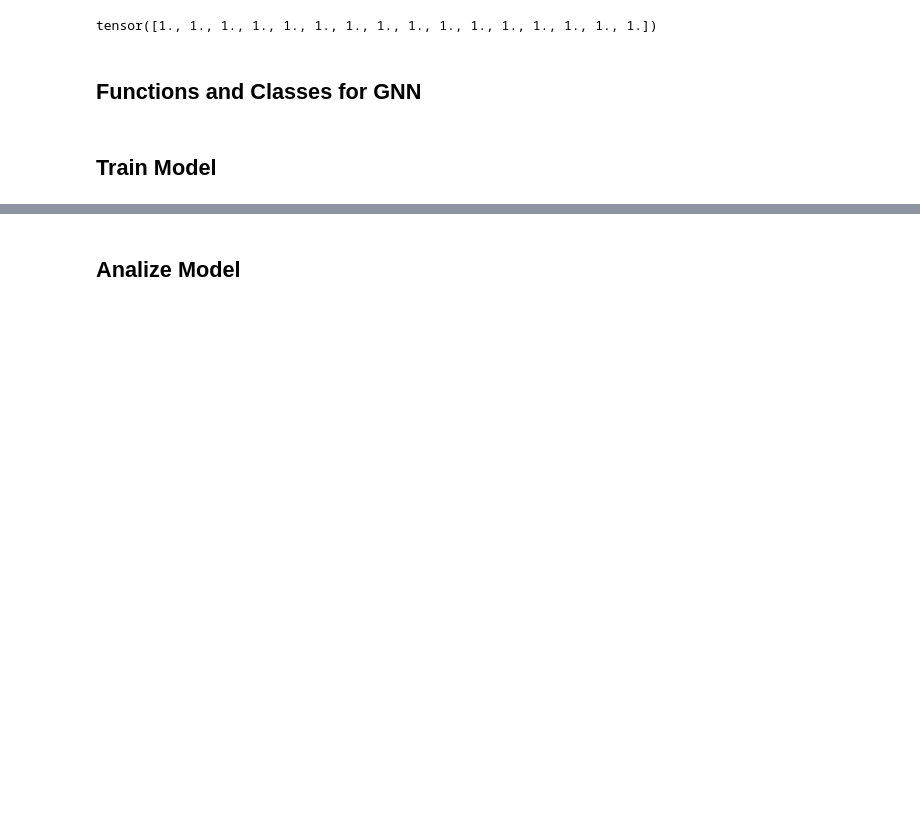
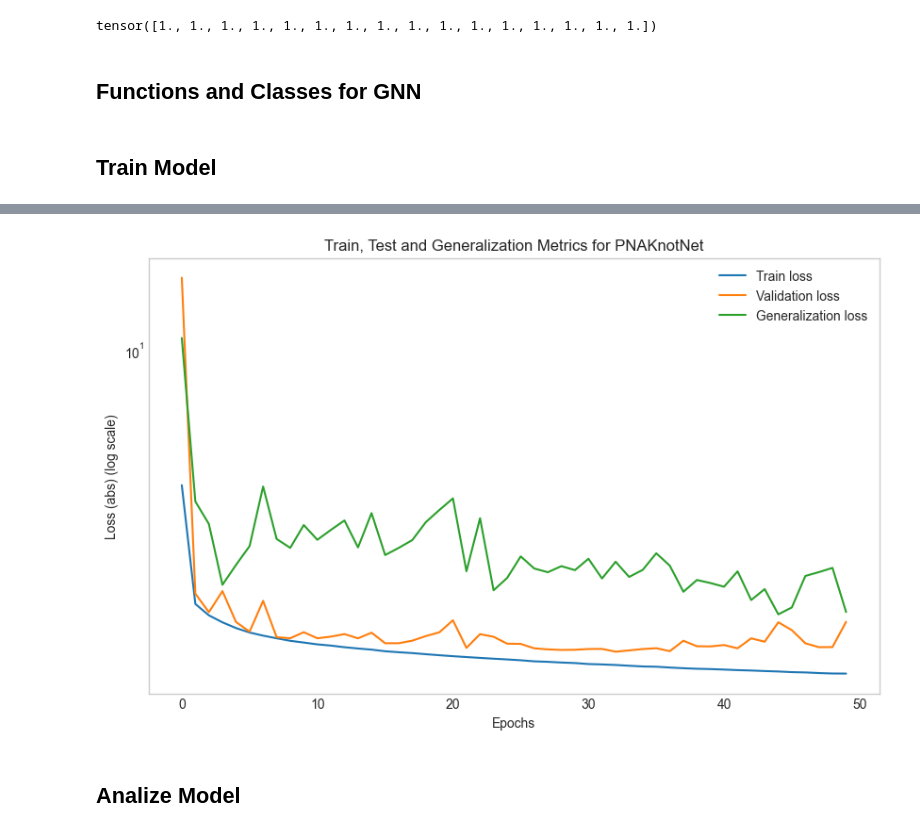
Before and after one commit to alejandroucanpuc/geometricDeepLearningKnotData, a Jupyter notebook: gnn-juanjo/main_volume.ipynb, the cells around one changed output, grey strips where cells are left out. Drawn from its saved outputs; the diff is of its cells as text; code cells hidden in the pictures; blank space fills up the shorter version.

```diff
--- a/gnn-juanjo/main_volume.ipynb
+++ b/gnn-juanjo/main_volume.ipynb
@@ -252,2 +252,19 @@ plt.show()
+# %%
+# Show graphs of loss and accuracy
+plt.figure(figsize=(10, 6))
+plt.grid()
+plt.plot(history_train_loss[:50], label = "Train loss")
+plt.plot(history_val_loss[:50], label = "Validation loss")
+if try_generalization:
+    plt.plot(history_gen_loss[:50], label = "Generalization loss")
+
+plt.title(f"Train, Test and Generalization Metrics for {model._get_name()}")
+plt.xlabel("Epochs")
+plt.ylabel(f"Loss ({LOSS}) (log scale)")
+plt.yscale("log")
+plt.legend()
+plt.show()
+# %% [output]
+[figure, added]
 # %%
 # Save the trained model
```
Also changed, not shown: parts of 10 cells of this notebook, 57 other files.
